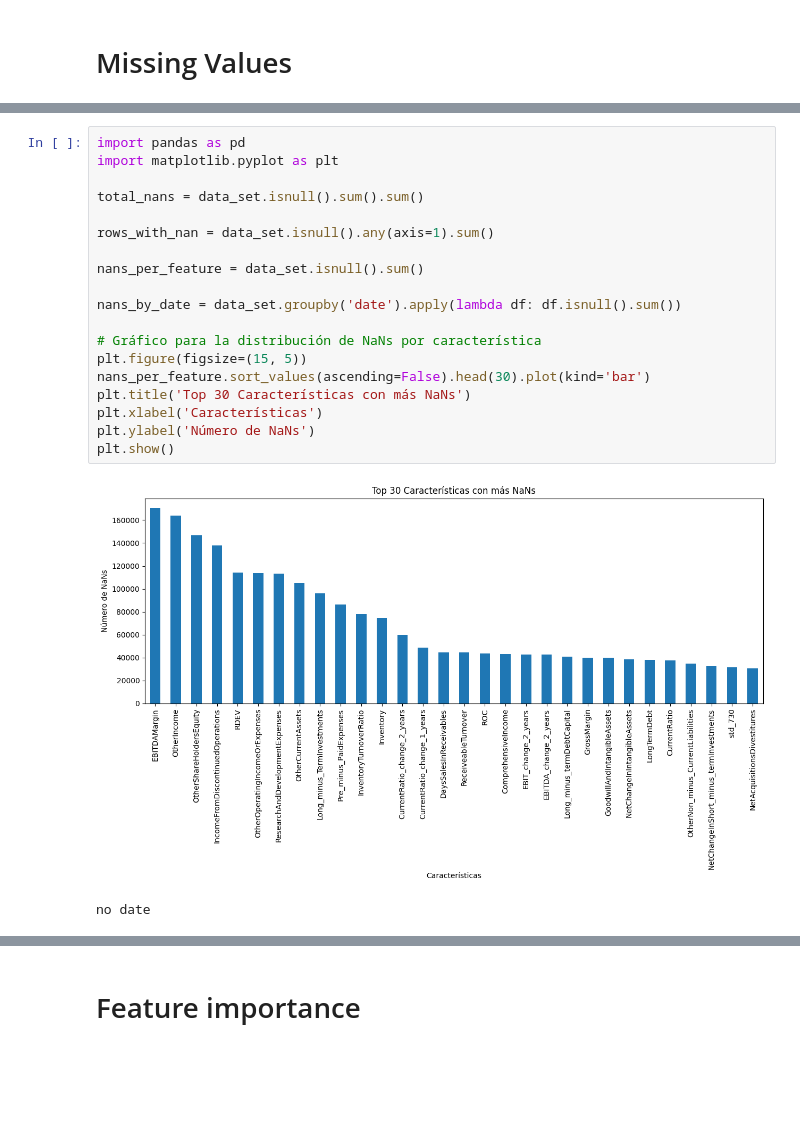
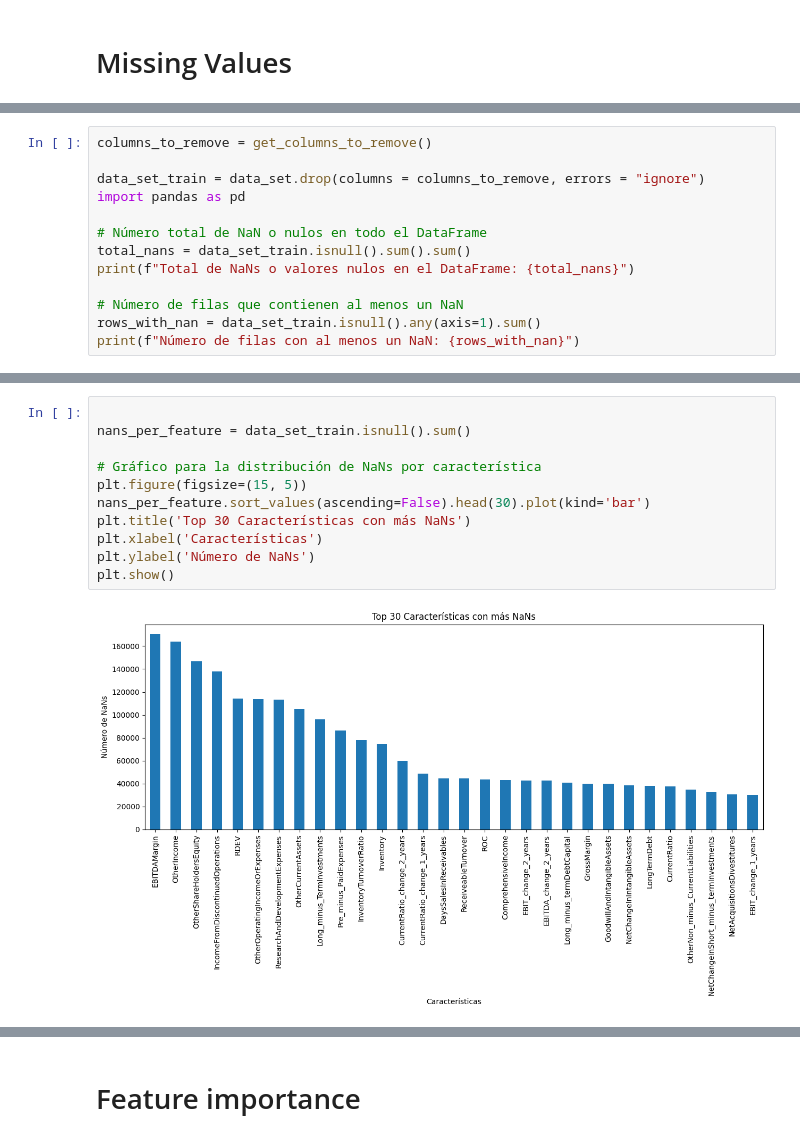
Before and after one commit to adrianibeas/zrive-ds, a Jupyter notebook: src/module_5/module5.ipynb_/module5.ipynb, the cells around one changed output, grey strips where cells are left out. Saved outputs shown, nothing was run; the diff lists cells and outputs as text; blank space fills up the shorter version.

```diff
--- a/src/module_5/module5.ipynb_/module5.ipynb
+++ b/src/module_5/module5.ipynb_/module5.ipynb
@@ -356,0 +345,13 @@ diff_ch_sp500                      14217
+# %%
+columns_to_remove = get_columns_to_remove()
+
+data_set_train = data_set.drop(columns = columns_to_remove, errors = "ignore")
+import pandas as pd
+
+# Número total de NaN o nulos en todo el DataFrame
+total_nans = data_set_train.isnull().sum().sum()
+print(f"Total de NaNs o valores nulos en el DataFrame: {total_nans}")
+
+# Número de filas que contienen al menos un NaN
+rows_with_nan = data_set_train.isnull().any(axis=1).sum()
+print(f"Número de filas con al menos un NaN: {rows_with_nan}")
@@ -357,22 +392,13 @@ diff_ch_sp500                      14217
 # %%
-import pandas as pd
-import matplotlib.pyplot as plt
 
-total_nans = data_set.isnull().sum().sum()
-
-rows_with_nan = data_set.isnull().any(axis=1).sum()
-
-nans_per_feature = data_set.isnull().sum()
-
-nans_by_date = data_set.groupby('date').apply(lambda df: df.isnull().sum())
+nans_per_feature = data_set_train.isnull().sum()
 
 # Gráfico para la distribución de NaNs por característica
 plt.figure(figsize=(15, 5))
 nans_per_feature.sort_values(ascending=False).head(30).plot(kind='bar')
 plt.title('Top 30 Características con más NaNs')
 plt.xlabel('Características')
 plt.ylabel('Número de NaNs')
 plt.show()
 # %% [output]
-[figure, old version]
+[figure, new version]
-no date
```
Also changed, not shown: parts of 9 cells of this notebook, 1 other file.
